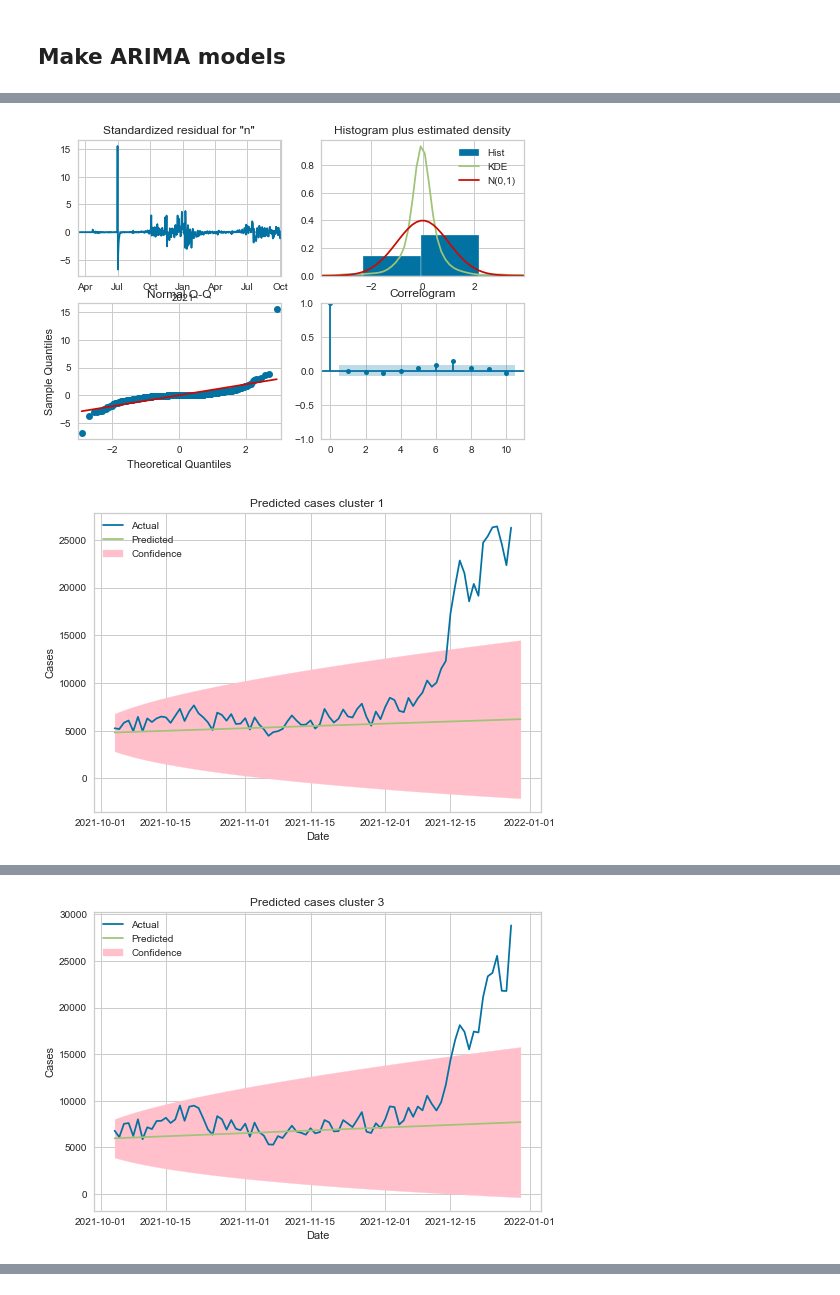
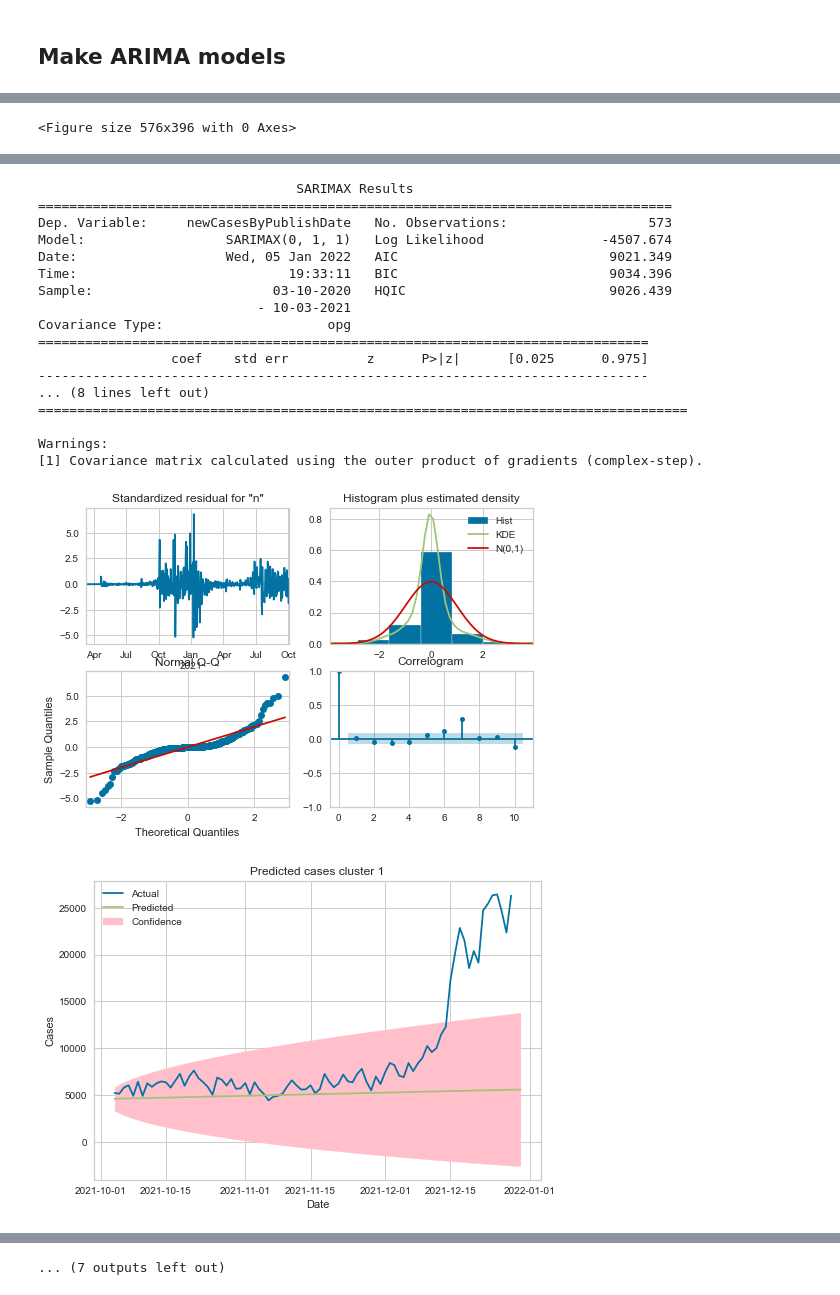
Before and after one commit to SL477/VA-Coursework, a Jupyter notebook: clustering.ipynb, the cells around one changed output, grey strips where cells are left out. Drawn from its saved outputs; the diff is of its cells as text; code cells hidden in the pictures.

Commit message:
did arima models

```diff
--- a/clustering.ipynb
+++ b/clustering.ipynb
@@ -401,6 +402,8 @@ Warnings:
 ## Make ARIMA models
 # %%
 r_df = pd.read_csv('rRate.csv')
-r_df['date'] = pd.to_datetime(r_df['date'])
-print(r_df)
+#r_df['date'] = pd.to_datetime(r_df['date'])
+r_df['date'] = pd.to_datetime(r_df['date'], format='%d/%m/%Y')
+r_df.drop('Unnamed: 2', inplace=True, axis=1)
+r_df
 # %% [output]
@@ -446,13 +428,13 @@ def arima_maker(cluster, df):
     # Join r data
     '''df['Date'] = df.index
     df = df.merge(r_df, how='outer', left_on='Date', right_on='date')
-    df.drop('Date', axis=1, inplace=True)
-    df['date'] = pd.to_datetime(df['date'])
-    df.set_index('date', inplace=True)'''
+    df.drop('date', axis=1, inplace=True)
+    df['Date'] = pd.to_datetime(df['Date'])
+    df.set_index('Date', inplace=True)'''
 
     # Split to train and testing
     train_df = df.loc[:'2021-10-03']
-    #train_df.loc['2020-07-01']['newCasesByPublishDate'] = 1
+    train_df.loc['2020-07-01']['newCasesByPublishDate'] = 1
     test_df = df.loc['2021-10-04':]
     train_df.index = pd.DatetimeIndex(train_df.index.values, freq=train_df.index.inferred_freq)
 
@@ -460,7 +442,7 @@ def arima_maker(cluster, df):
     #train_df['day'] = train_df['week'].apply(lambda x: str(x).split('/')[0])
     #train_df['day'] = pd.to_datetime(train_df['day'])
     #train_df = train_df.groupby('day').sum()
-    #train_df.index = pd.DatetimeIndex(train_df.index.values, freq=train_df.index.inferred_freq)
+    #train_df.index = pd.DatetimeIndex(train_df.index.values, freq='D')
 
     #test_df['week'] = pd.PeriodIndex(test_df.index, freq='w')
     #test_df['day'] = test_df['week'].apply(lambda x: str(x).split('/')[0])
@@ -469,12 +451,16 @@ def arima_maker(cluster, df):
 
     # make and train model
     # code vaguely from DataCamp
+    # train_df['r'] = train_df['r'].fillna(0.8)
+    # mdl = SARIMAX(train_df['newCasesByPublishDate'], order=(0,1,1), trend='c', exog=train_df['r'])
     mdl = SARIMAX(train_df['newCasesByPublishDate'], order=(0,1,1), trend='c')
     results = mdl.fit()
     results.plot_diagnostics()
+    print(results.summary())
     plt.show()
 
     # Predict the next 88 results
+    # forecast = results.get_forecast(steps=86, exog=test_df['r'])
     forecast = results.get_forecast(steps=88)
     forecast_mean = forecast.predicted_mean
     conf_int = forecast.conf_int()
@@ -494,0 +497 @@ clusterLooper(arima_maker)
+<Figure size 576x396 with 0 Axes>
@@ -497,2 +500,19 @@ clusterLooper(arima_maker)
+                                 SARIMAX Results
+=================================================================================
+Dep. Variable:     newCasesByPublishDate   No. Observations:                  573
+Model:                  SARIMAX(0, 1, 1)   Log Likelihood               -4507.674
+Date:                   Wed, 05 Jan 2022   AIC                           9021.349
+Time:                           19:33:11   BIC                           9034.396
+Sample:                       03-10-2020   HQIC                          9026.439
+                            - 10-03-2021
+Covariance Type:                     opg
+==============================================================================
+                 coef    std err          z      P>|z|      [0.025      0.975]
+------------------------------------------------------------------------------
+... (8 lines left out)
+===================================================================================
+
+Warnings:
+[1] Covariance matrix calculated using the outer product of gradients (complex-step).
-[figure, old version]
+[figure, new version]
-[figure, old version]
+[figure, new version]
@@ -502 +555,0 @@ clusterLooper(arima_maker)
-[figure, removed]
@@ -506,0 +556 @@ clusterLooper(arima_maker)
+... (7 outputs left out)
```
Also changed, not shown: parts of 4 cells of this notebook, 3 other files.
